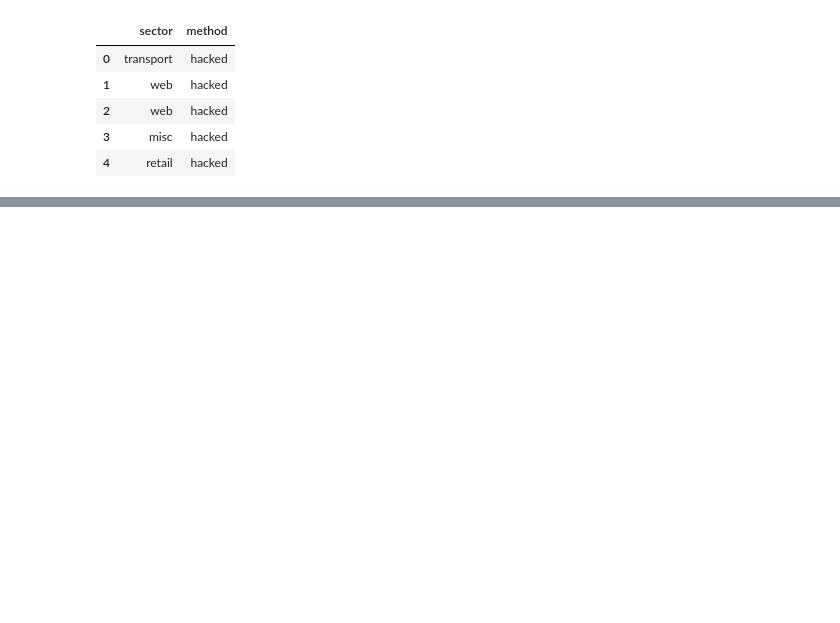
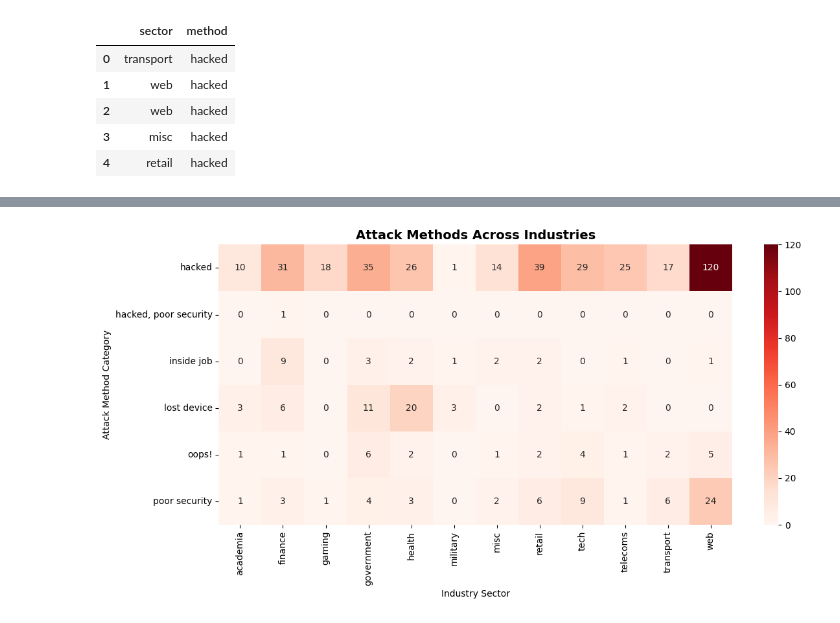
Before and after one commit to rawalnidhi/Global-Data-Breach-Analysis, a Jupyter notebook: notebooks/Global_Data_Breach_Analysis.ipynb, the cells around one changed output, grey strips where cells are left out. Saved outputs shown, nothing was run; the diff lists cells and outputs as text; code cells hidden in the pictures; blank space fills up the shorter version.

Commit message:
created visualizations

```diff
--- a/notebooks/Global_Data_Breach_Analysis.ipynb
+++ b/notebooks/Global_Data_Breach_Analysis.ipynb
@@ -110,9 +109,18 @@ Duplicate Rows:
 # %%
 ## Data Cleaning
+# Standardize column names
+df.columns = df.columns.str.strip().str.lower()
+
+# Standardize sector and method values
 df['sector'] = df['sector'].str.strip().str.lower()
 df['method'] = df['method'].str.strip().str.lower()
 
+# Convert date column to datetime format
 df['date'] = pd.to_datetime(df['date'])
+
+# Keep only the primary sector for analysis
+df['sector'] = df['sector'].str.split(',').str[0]
+df['sector'] = df['sector'].str.strip()
 # %%
 df[['sector','method']].head()
 # %% [output]
@@ -132,0 +147,36 @@ df[['sector','method']].head()
+# %%
+heatmap_data = pd.crosstab(
+    df['method'],
+    df['sector']
+)
+
+fig, ax = plt.subplots(figsize=(12,6))
+
+sns.heatmap(
+    heatmap_data,
+    annot=True,
+    fmt='d',
+    cmap='Reds',
+    ax=ax
+)
+
+ax.set_title(
+    'Attack Methods Across Industries',
+    fontsize=14,
+    fontweight='bold'
+)
+
+ax.set_xlabel('Industry Sector')
+ax.set_ylabel('Attack Method Category')
+
+fig.tight_layout()
+
+# fig.savefig(
+#     'heatmap.png',
+#     dpi=300,
+#     bbox_inches='tight'
+# )
+
+plt.show()
+# %% [output]
+[figure, added]
```
Also changed, not shown: parts of 23 cells of this notebook.
